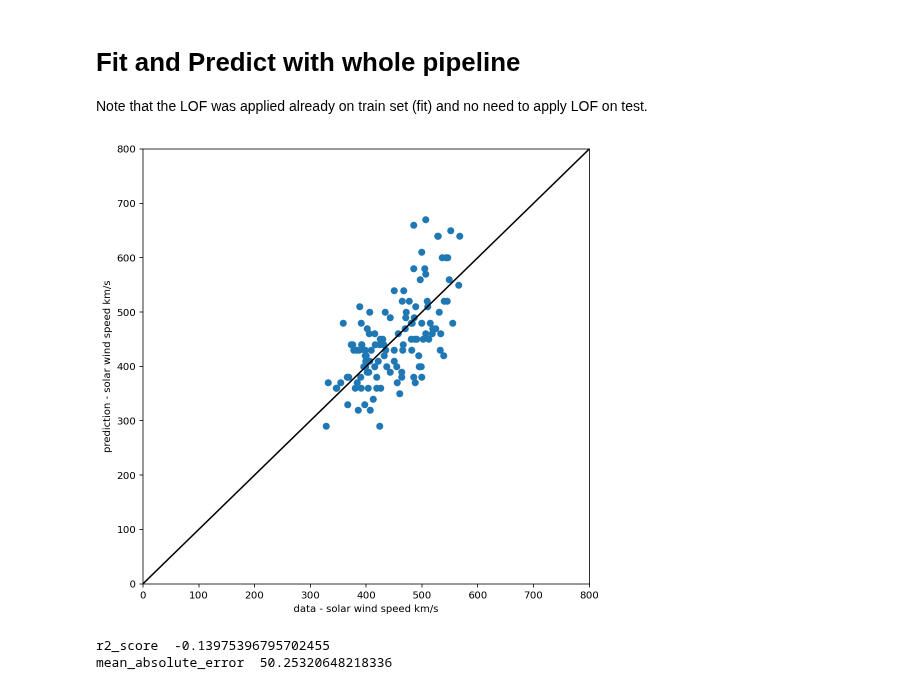
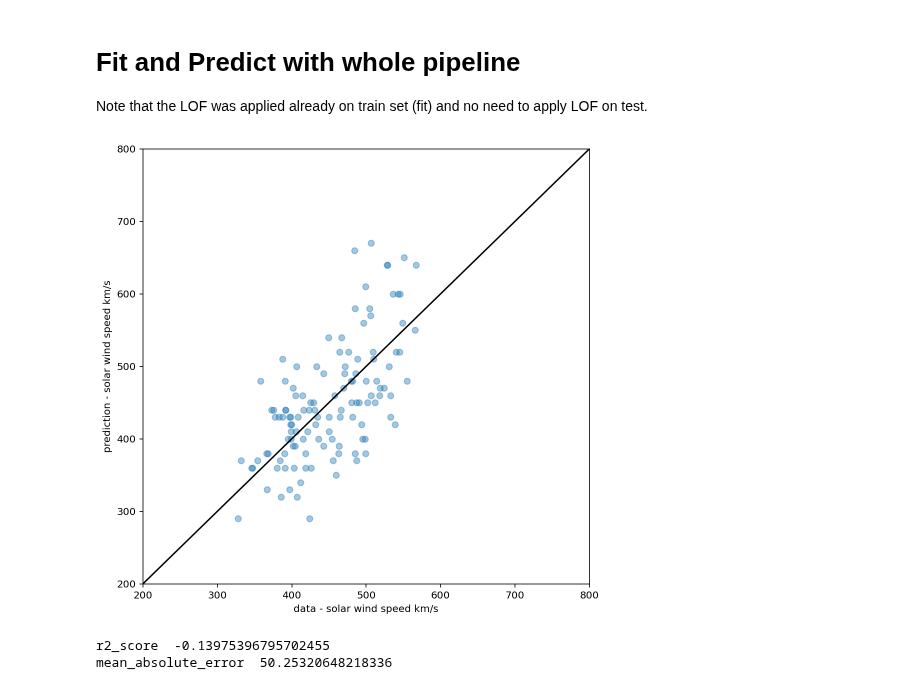
Before and after one commit to Atashnezhad/CME_forcast, a Jupyter notebook: Codes/Supervise_Project.ipynb, the cells around one changed output. Drawn from its saved outputs; the diff is of its cells as text; code cells hidden in the pictures.

```diff
--- a/Codes/Supervise_Project.ipynb
+++ b/Codes/Supervise_Project.ipynb
@@ -422,15 +422,15 @@ pipeline.fit(X_train, y_train)
 yhat = pipeline.predict(X_test)
 # %%
 plt.figure(figsize=(8,8))
-plt.scatter(yhat, y_test)
+plt.scatter(yhat, y_test, alpha=0.4)
 plt.ylabel('prediction - solar wind speed km/s')
 plt.xlabel('data - solar wind speed km/s')
 plt.axline([0, 0], [800, 800], color ='k')
-plt.xlim(0, 800)
-plt.ylim(0, 800)
+plt.xlim(200, 800)
+plt.ylim(200, 800)
 plt.show()
 # %% [output]
-[figure, old version]
+[figure, new version]
 # %%
 print('r2_score ', r2_score(yhat, y_test))
 print('mean_absolute_error ', mean_absolute_error(yhat, y_test))
```
Also changed, not shown: parts of 6 cells of this notebook, 10 other files.
